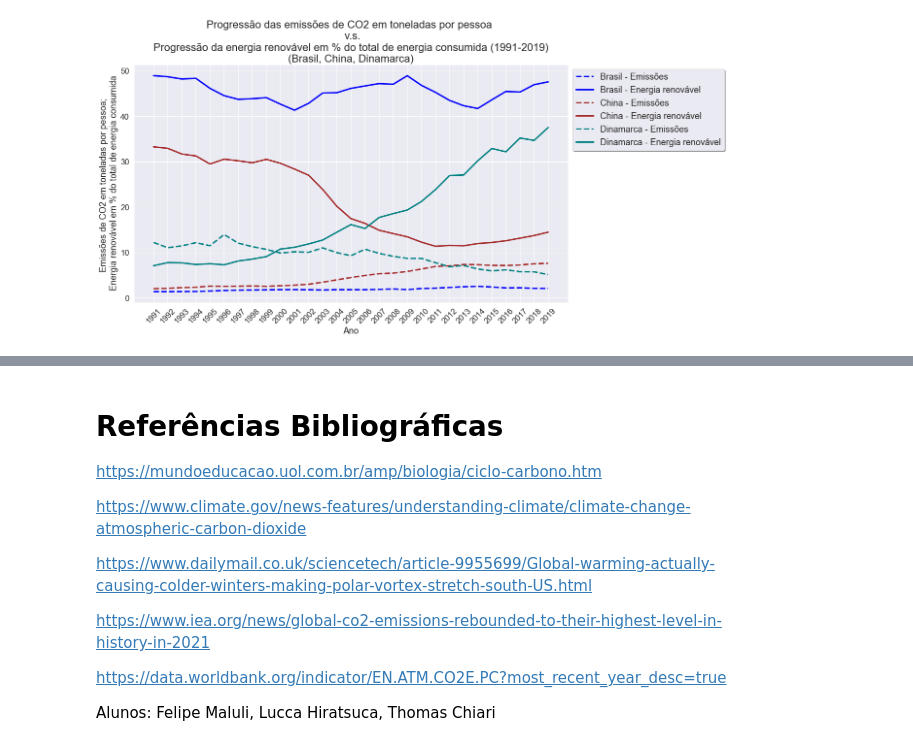
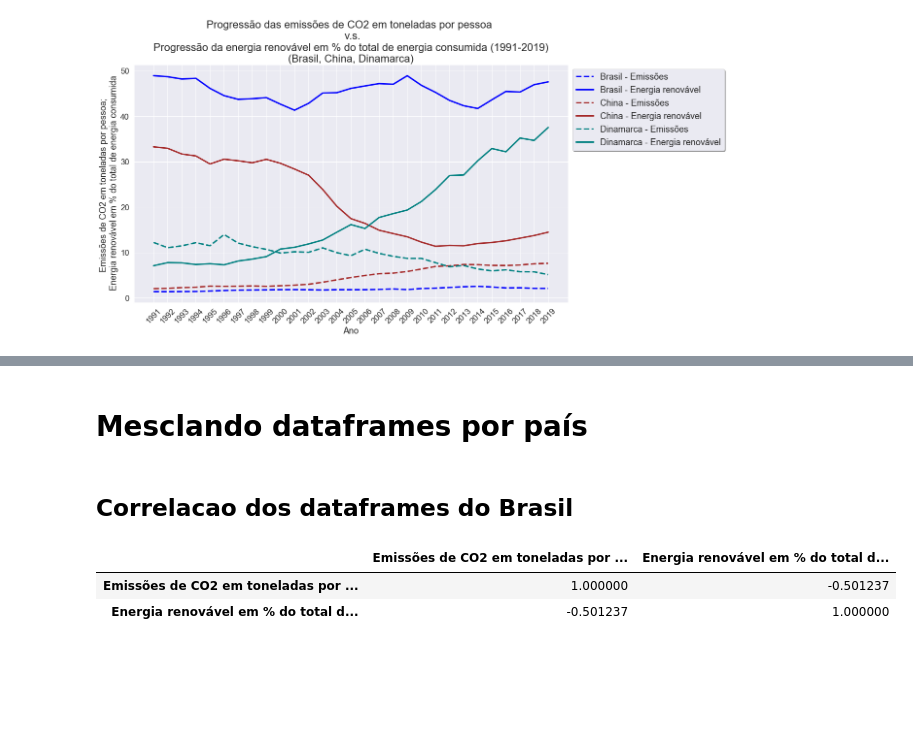
Before and after one commit to thomaschiari/aps_cdados_2022.2, a Jupyter notebook: APS2/APS2.ipynb, the cells around one changed output, grey strips where cells are left out. Drawn from its saved outputs; the diff is of its cells as text; code cells hidden in the pictures; blank space fills up the shorter version.

```diff
--- a/APS2/APS2.ipynb
+++ b/APS2/APS2.ipynb
@@ -134,14 +106,24 @@ Para exemplificar a evolução individual e tais países, o grupo também elabor
-# %% [markdown]
-<h1>Referências Bibliográficas</h1>
-
-https://mundoeducacao.uol.com.br/amp/biologia/ciclo-carbono.htm
-
-https://www.climate.gov/news-features/understanding-climate/climate-change-atmospheric-carbon-dioxide
-
-https://www.dailymail.co.uk/sciencetech/article-9955699/Global-warming-actually-causing-colder-winters-making-polar-vortex-stretch-south-US.html
-
-https://www.iea.org/news/global-co2-emissions-rebounded-to-their-highest-level-in-history-in-2021
-
-https://data.worldbank.org/indicator/EN.ATM.CO2E.PC?most_recent_year_desc=true
-
-Alunos: Felipe Maluli, Lucca Hiratsuca, Thomas Chiari
+# %% [markdown]
+<h1>Mesclando dataframes por país</h1>
+# %%
+df_carbon_brasil.head()
+df_renew_brasil.head()
+
+df_brasil = pd.concat([df_carbon_brasil, df_renew_brasil], axis=1)
+
+df_carbon_china.head()
+df_renew_china.head()
+
+df_china = pd.concat([df_carbon_china, df_renew_china], axis=1)
+
+df_carbon_dinamarca.head()
+df_renew_dinamarca.head()
+df_dinamarca = pd.concat([df_carbon_dinamarca, df_renew_dinamarca], axis=1)
+# %% [markdown]
+<h2> Correlacao dos dataframes do Brasil </h2>
+# %%
+df_brasil.corr()
+# %% [output]
+|  | Emissões de CO2 em toneladas por ... | Energia renovável em % do total d... |
+| Emissões de CO2 em toneladas por ... | 1.000000 | -0.501237 |
+| Energia renovável em % do total d... | -0.501237 | 1.000000 |
```
Also changed, not shown: parts of 13 cells of this notebook.
